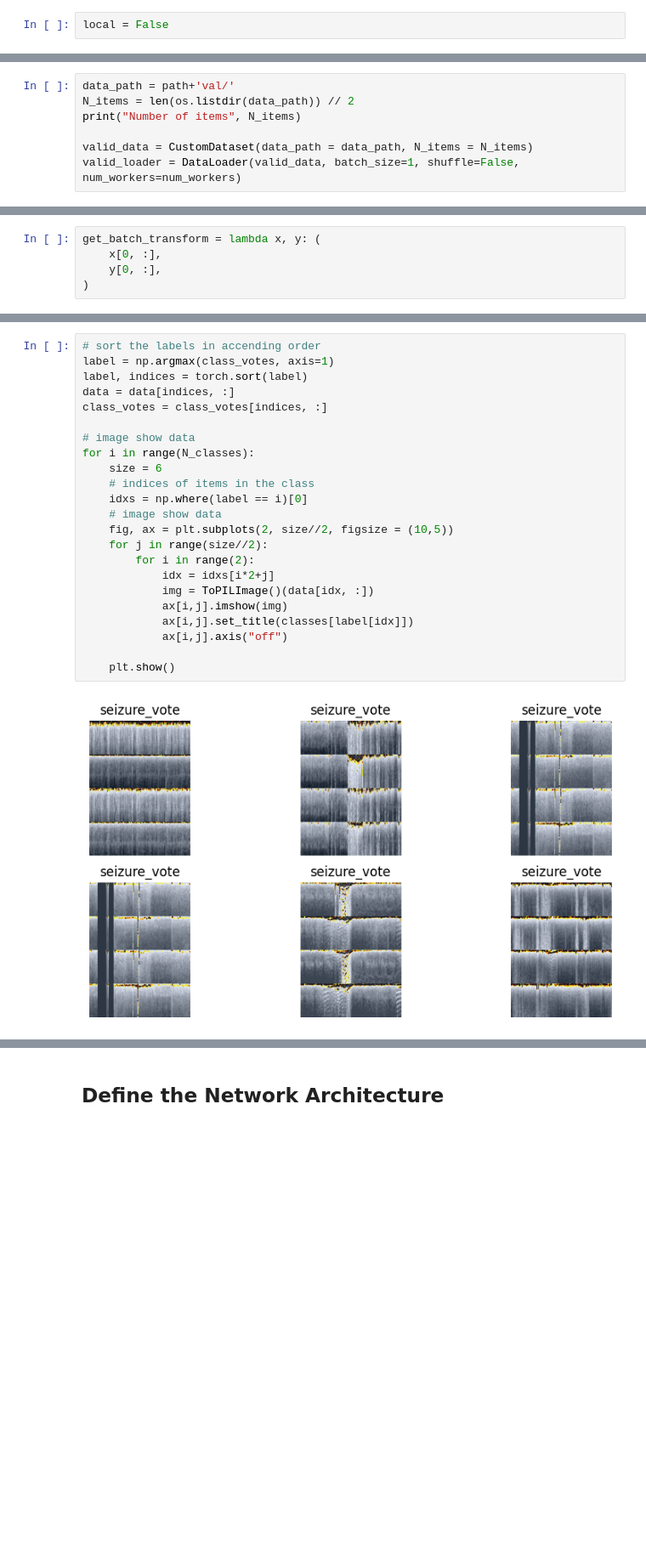
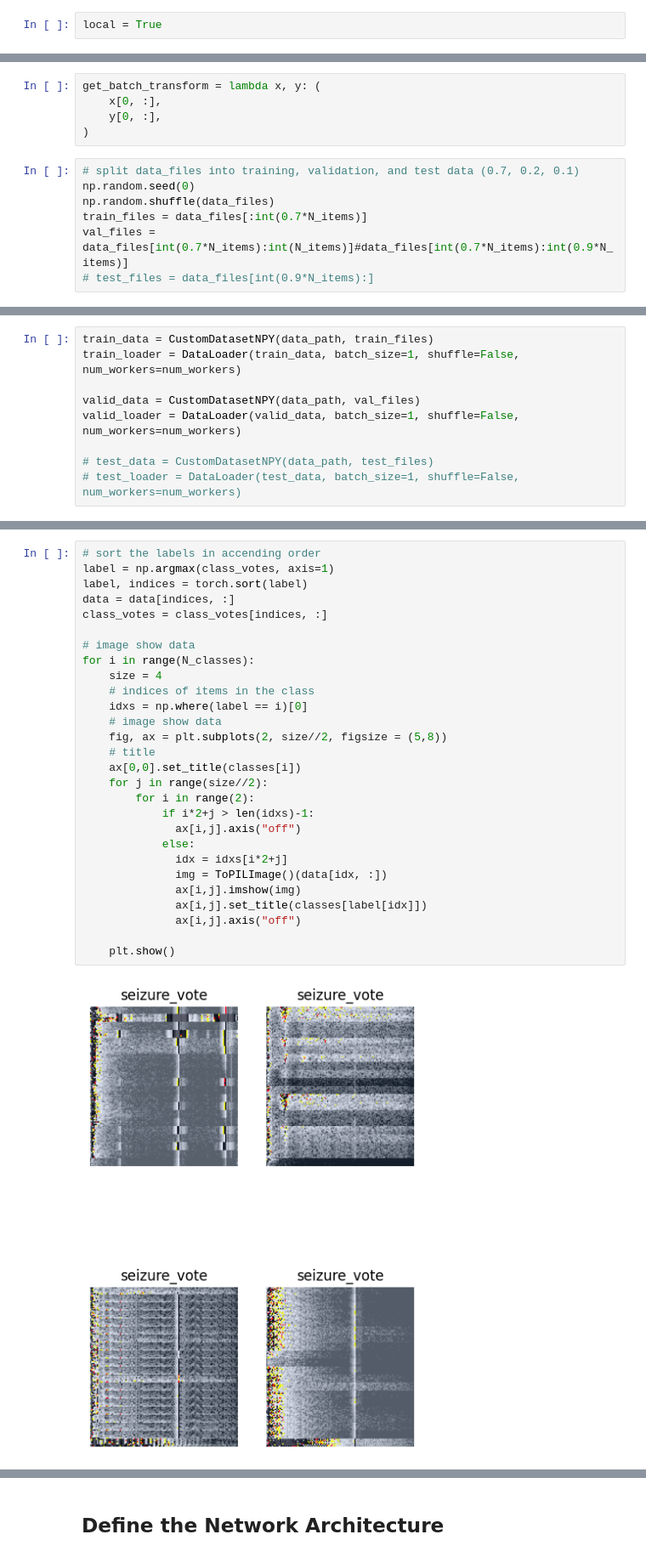
Before and after one commit to AmyRouillard/eegClassification, a Jupyter notebook: notebooks/Model training/CNN_training.ipynb, the cells around one changed output, grey strips where cells are left out. Shown at 85% size. Saved outputs shown, nothing was run; the diff lists cells and outputs as text; blank space fills up the shorter version.

```diff
--- a/notebooks/Model training/CNN_training.ipynb
+++ b/notebooks/Model training/CNN_training.ipynb
@@ -1,5 +1,5 @@
 # %%
-local = False
+local = True
 # %%
 if not local:
     from google.colab import drive
@@ -89,7 +85,0 @@ train_loader = DataLoader(train_data, batch_size=1, shuffle=False, num_workers=n
-# %%
-data_path = path+'val/'
-N_items = len(os.listdir(data_path)) // 2
-print("Number of items", N_items)
-
-valid_data = CustomDataset(data_path = data_path, N_items = N_items)
-valid_loader = DataLoader(valid_data, batch_size=1, shuffle=False, num_workers=num_workers)
@@ -111,3 +99,10 @@ get_batch_transform = lambda x, y: (
     x[0, :],
     y[0, :],
 )
+# %%
+# split data_files into training, validation, and test data (0.7, 0.2, 0.1)
+np.random.seed(0)
+np.random.shuffle(data_files)
+train_files = data_files[:int(0.7*N_items)]
+val_files = data_files[int(0.7*N_items):int(N_items)]#data_files[int(0.7*N_items):int(0.9*N_items)]
+# test_files = data_files[int(0.9*N_items):]
@@ -114,3 +122,12 @@ get_batch_transform = lambda x, y: (
+# %%
+train_data = CustomDatasetNPY(data_path, train_files)
+train_loader = DataLoader(train_data, batch_size=1, shuffle=False, num_workers=num_workers)
+
+valid_data = CustomDatasetNPY(data_path, val_files)
+valid_loader = DataLoader(valid_data, batch_size=1, shuffle=False, num_workers=num_workers)
+
+# test_data = CustomDatasetNPY(data_path, test_files)
+# test_loader = DataLoader(test_data, batch_size=1, shuffle=False, num_workers=num_workers)
 # %%
 %%time
 # obtain one batch of training images
@@ -130,25 +147,30 @@ torch.Size([3, 400, 299])
 # %%
 # sort the labels in accending order
 label = np.argmax(class_votes, axis=1)
 label, indices = torch.sort(label)
 data = data[indices, :]
 class_votes = class_votes[indices, :]
 
 # image show data
 for i in range(N_classes):
-    size = 6
+    size = 4
     # indices of items in the class
     idxs = np.where(label == i)[0]
     # image show data
-    fig, ax = plt.subplots(2, size//2, figsize = (10,5))
+    fig, ax = plt.subplots(2, size//2, figsize = (5,8))
+    # title
+    ax[0,0].set_title(classes[i])
     for j in range(size//2):
         for i in range(2):
-            idx = idxs[i*2+j]
-            img = ToPILImage()(data[idx, :])
-            ax[i,j].imshow(img)
-            ax[i,j].set_title(classes[label[idx]])
-            ax[i,j].axis("off")
+            if i*2+j > len(idxs)-1:
+              ax[i,j].axis("off")
+            else:
+              idx = idxs[i*2+j]
+              img = ToPILImage()(data[idx, :])
+              ax[i,j].imshow(img)
+              ax[i,j].set_title(classes[label[idx]])
+              ax[i,j].axis("off")
 
     plt.show()
 # %% [output]
-[figure, old version]
+[figure, new version]
```
Also changed, not shown: parts of 38 cells of this notebook, 43 other files.
